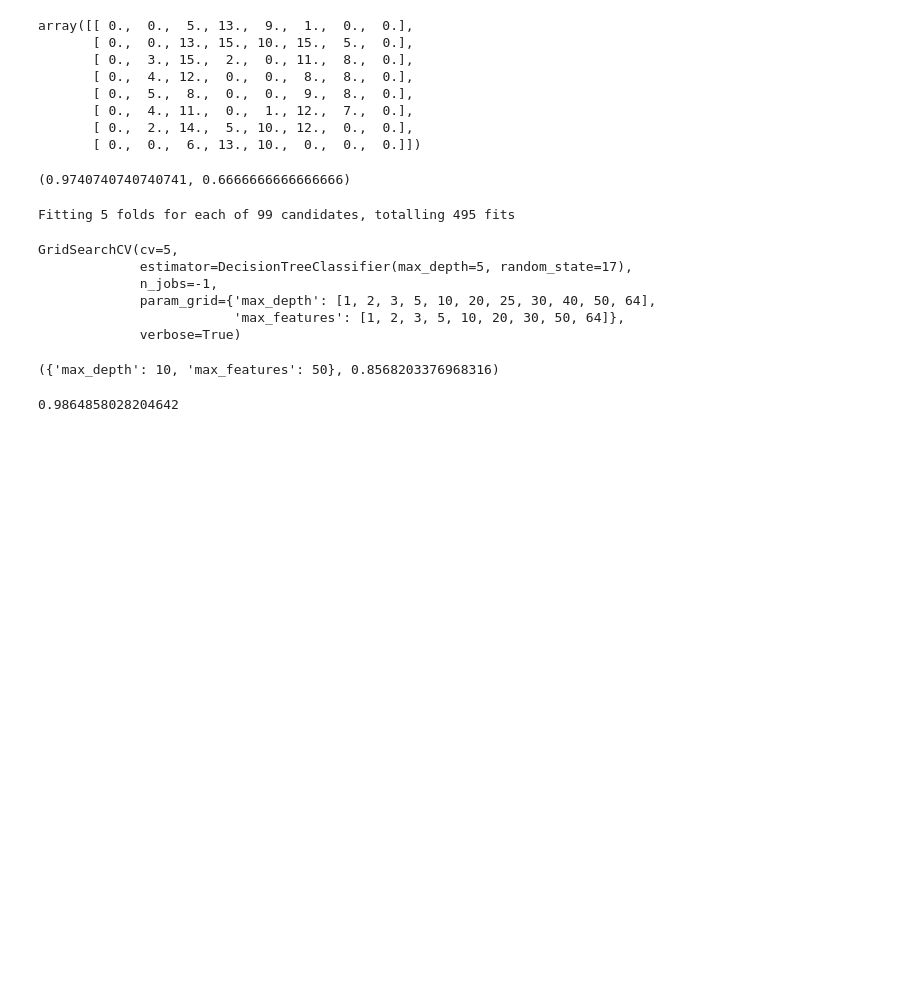
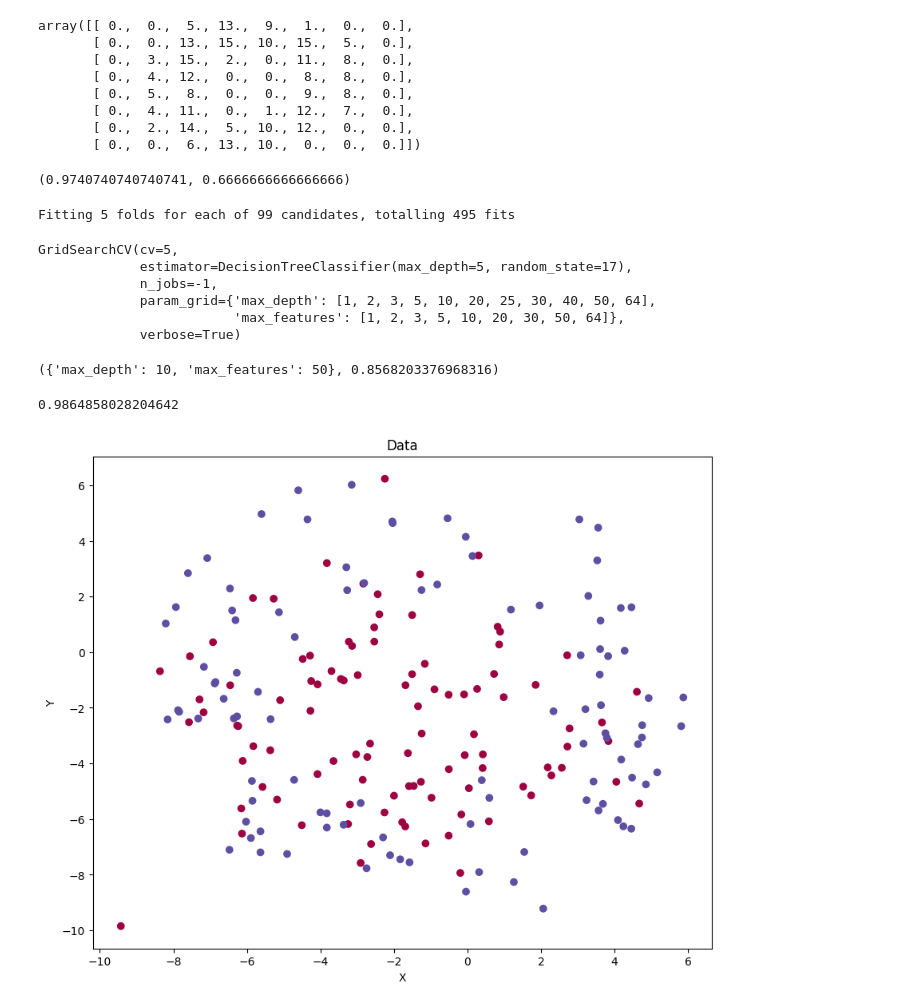
Before and after one commit to MeshcheryTapo4ek/Learning_Softarex, a Jupyter notebook: basic_learning/machine_learning.ipynb, the cells around one changed output. Drawn from its saved outputs; the diff is of its cells as text; code cells hidden in the pictures; blank space fills up the shorter version.

```diff
--- a/basic_learning/machine_learning.ipynb
+++ b/basic_learning/machine_learning.ipynb
@@ -204,0 +207,30 @@ np.mean(cross_val_score(KNeighborsClassifier(n_neighbors=1), X_train, y_train, c
+# %%
+np.random.seed(12)
+
+# Генерация данных внутри окружности
+radius = 3
+num_samples = 100
+theta = np.random.rand(num_samples) * 2 * np.pi
+inner_circle_x = radius * np.cos(theta) + 2 * np.random.normal(-0.9, 1, num_samples)
+inner_circle_y = radius * np.sin(theta) + 2 * np.random.normal(-1, 1, num_samples)
+inner_circle_label = np.zeros(num_samples)
+
+# Генерация данных вне окружности
+outer_radius = 6
+outer_circle_x = outer_radius * np.cos(theta) + 2 * np.random.normal(-0.7, 0.6, num_samples)
+outer_circle_y = outer_radius * np.sin(theta) + 2 * np.random.normal(-0.8, 0.8, num_samples)
+outer_circle_label = np.ones(num_samples)
+
+# Объединение данных
+data_x = np.concatenate((inner_circle_x, outer_circle_x))
+data_y = np.concatenate((inner_circle_y, outer_circle_y))
+data_label = np.concatenate((inner_circle_label, outer_circle_label))
+
+# Визуализация данных
+plt.scatter(data_x, data_y, c=data_label, cmap=plt.cm.Spectral)
+plt.xlabel('X')
+plt.ylabel('Y')
+plt.title('Data')
+plt.show()
+# %% [output]
+[figure, added]
```
Also changed, not shown: parts of 27 cells of this notebook, 1 other file.
